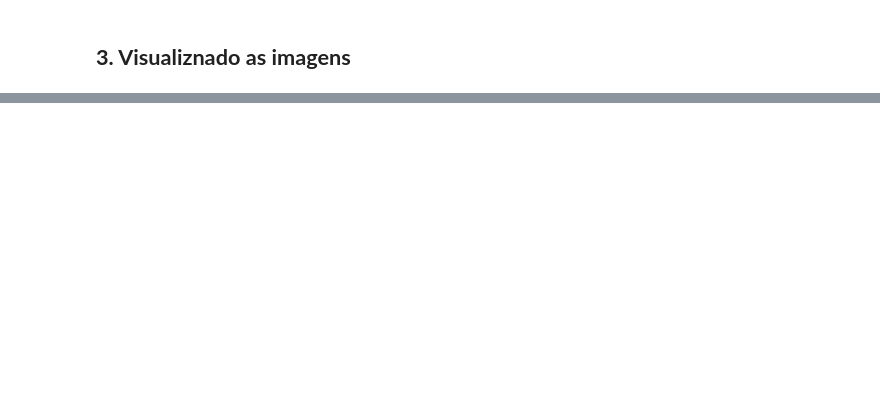
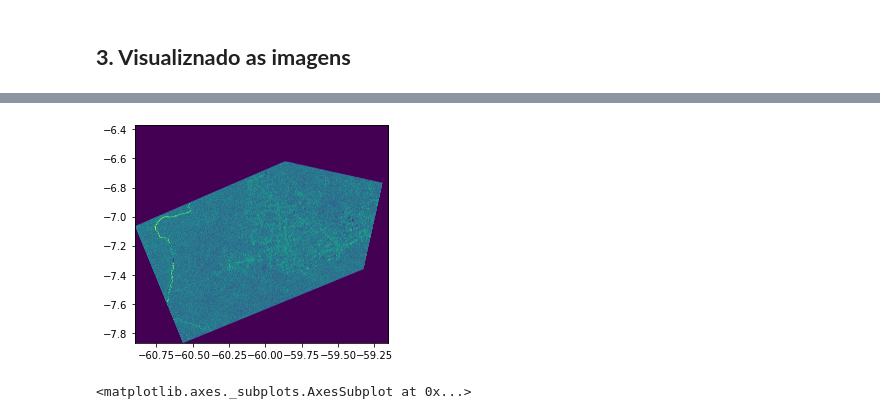
Before and after one commit to danielleitesoares/tccuea, a Jupyter notebook: teste_tif.ipynb, the cells around one changed output, grey strips where cells are left out. Saved outputs shown, nothing was run; the diff lists cells and outputs as text; code cells hidden in the pictures; blank space fills up the shorter version.

```diff
--- a/teste_tif.ipynb
+++ b/teste_tif.ipynb
@@ -119,0 +168,5 @@ show(ds_export_r_sigma)
+# %%
+show(ds_expo_razao_VH_VV)
+# %% [output]
+[figure, added]
+<matplotlib.axes._subplots.AxesSubplot at 0x...>
```
Also changed, not shown: parts of 20 cells of this notebook.
